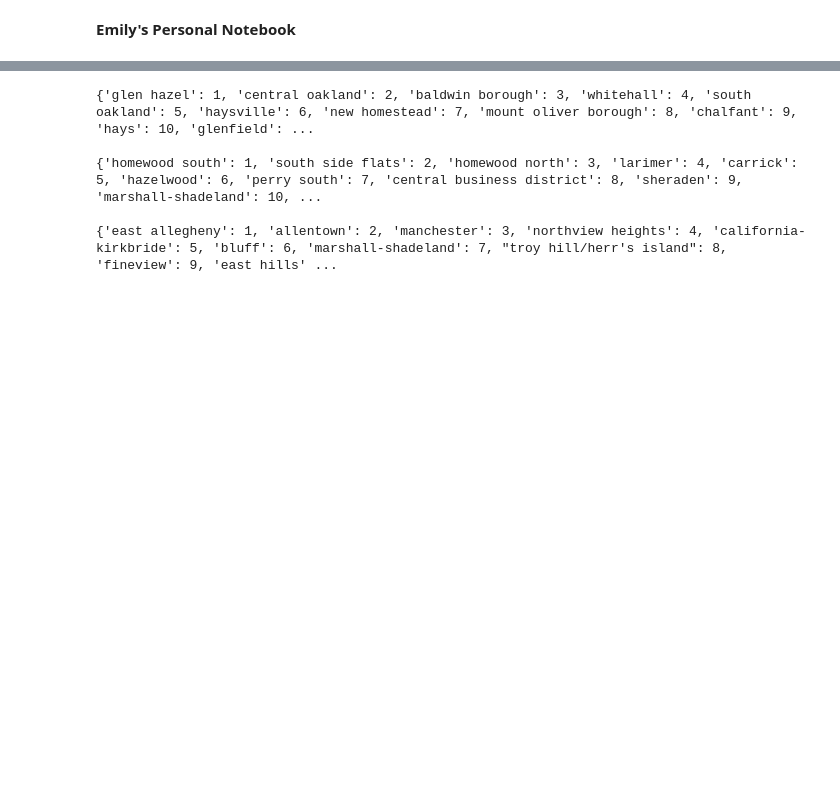
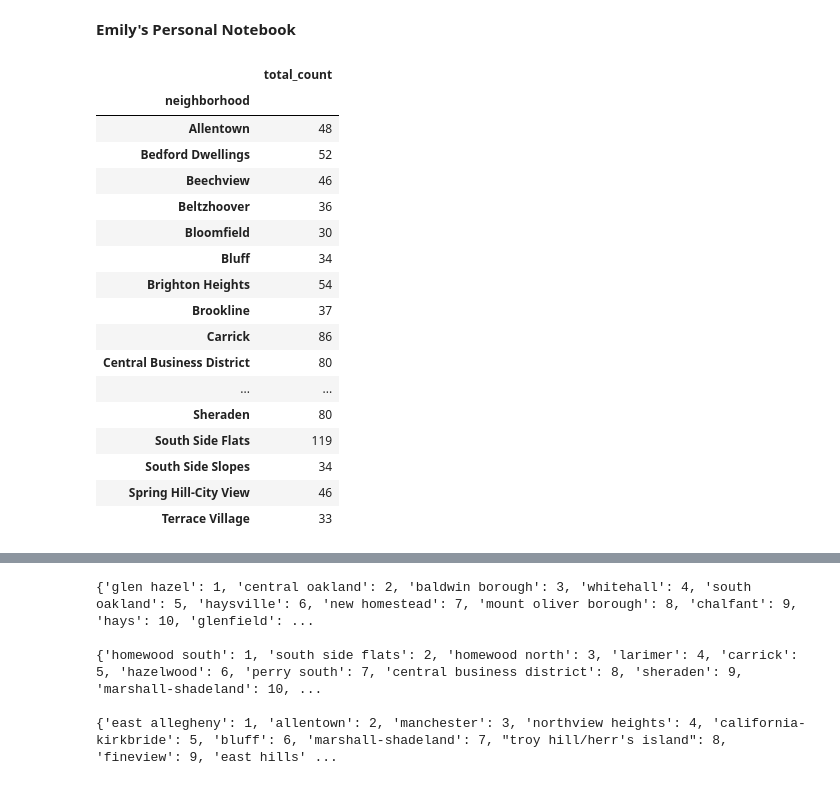
Before and after one commit to CalTsai77/Python-Data-Analysis-with-pandas-, a Jupyter notebook: final.ipynb, the cells around one changed output, grey strips where cells are left out. Saved outputs shown, nothing was run; the diff lists cells and outputs as text; code cells hidden in the pictures; blank space fills up the shorter version.

```diff
--- a/final.ipynb
+++ b/final.ipynb
@@ -53,3 +49,41 @@ plt.show()
 [figure]
 # %% [markdown]
 **Emily's Personal Notebook**
+# %%
+firearms_data = pd.read_csv("firearms_data.csv", index_col="_id", usecols = ['_id', 'total_count', 'neighborhood'])
+firearms_data.pivot(columns="neighborhood", values="total_count")
+
+def filter_greater_than(x, threshold):
+    if len(x)>threshold:
+        return True
+    else:
+        return False
+
+# use the custom function to filter out rows
+most_dangerous = firearms_data.groupby("neighborhood").filter(filter_greater_than,
+                                                     threshold=29)
+# look at what centers are in the data now
+most_dangerous.groupby('neighborhood').count()
+
+most_firearms = most_dangerous.groupby('neighborhood').count()
+most_firearms = most_firearms.sort_values("total_count", ascending = False)
+most_firearms.head(35)
+# %% [output]
+|  | total_count |
+| neighborhood |  |
+| Allentown | 48 |
+| Bedford Dwellings | 52 |
+| Beechview | 46 |
+| Beltzhoover | 36 |
+| Bloomfield | 30 |
+| Bluff | 34 |
+| Brighton Heights | 54 |
+| Brookline | 37 |
+| Carrick | 86 |
+| Central Business District | 80 |
+| ... | ... |
+| Sheraden | 80 |
+| South Side Flats | 119 |
+| South Side Slopes | 34 |
+| Spring Hill-City View | 46 |
+| Terrace Village | 33 |
```
Also changed, not shown: parts of 3 cells of this notebook, 1 other file.
